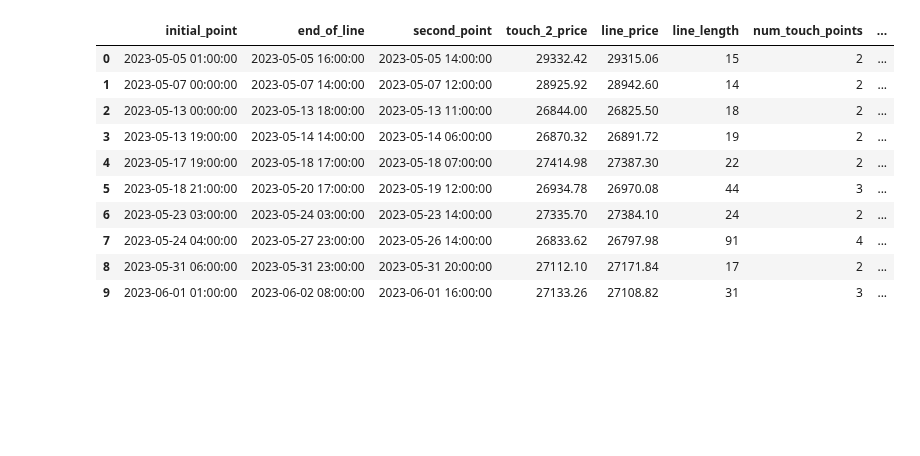
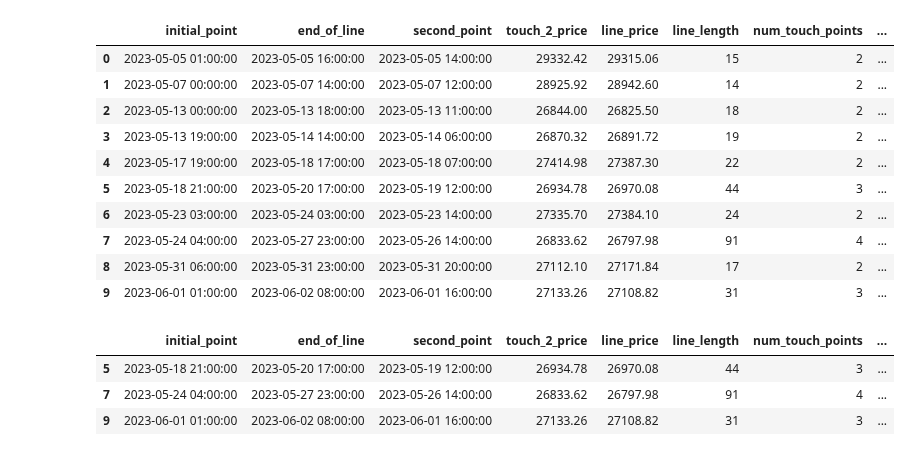
Before and after one commit to alexbabits/crypto-backtester, a Jupyter notebook: ChannelAnalysis.ipynb, the cells around one changed output. Cells and saved outputs as stored; diff of their text form; code cells hidden in the pictures; blank space fills up the shorter version.

```diff
--- a/ChannelAnalysis.ipynb
+++ b/ChannelAnalysis.ipynb
@@ -267,6 +361,14 @@ resistance_df
 | 7 | 2023-05-24 04:00:00 | 2023-05-27 23:00:00 | 2023-05-26 14:00:00 | 26833.62 | 26797.98 | 91 | 4 | ... |
 | 8 | 2023-05-31 06:00:00 | 2023-05-31 23:00:00 | 2023-05-31 20:00:00 | 27112.10 | 27171.84 | 17 | 2 | ... |
 | 9 | 2023-06-01 01:00:00 | 2023-06-02 08:00:00 | 2023-06-01 16:00:00 | 27133.26 | 27108.82 | 31 | 3 | ... |
+# %%
+trades_df = resistance_df[resistance_df['entry'].notnull()]
+trades_df
+# %% [output]
+|  | initial_point | end_of_line | second_point | touch_2_price | line_price | line_length | num_touch_points | ... |
+| 5 | 2023-05-18 21:00:00 | 2023-05-20 17:00:00 | 2023-05-19 12:00:00 | 26934.78 | 26970.08 | 44 | 3 | ... |
+| 7 | 2023-05-24 04:00:00 | 2023-05-27 23:00:00 | 2023-05-26 14:00:00 | 26833.62 | 26797.98 | 91 | 4 | ... |
+| 9 | 2023-06-01 01:00:00 | 2023-06-02 08:00:00 | 2023-06-01 16:00:00 | 27133.26 | 27108.82 | 31 | 3 | ... |
 # %%
 # Candlestick plot
 fig = make_subplots(specs=[[{"secondary_y": True}]])
```
Also changed, not shown: parts of 13 cells of this notebook, 1 other file.
